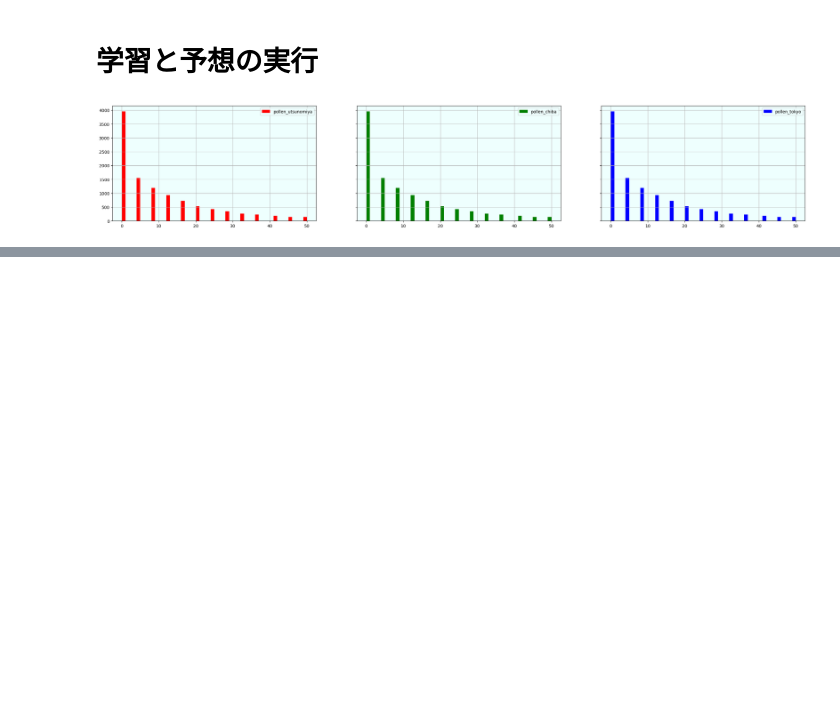
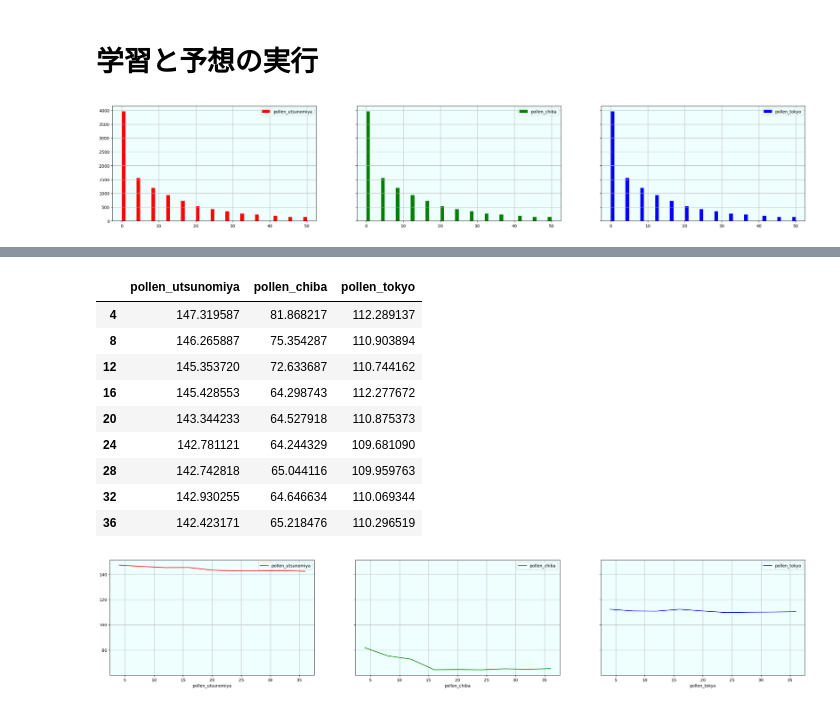
Before and after one commit to ahorikawa/Probspace_pollen, a Jupyter notebook: 02.Base.ipynb, the cells around one changed output, grey strips where cells are left out. Drawn from its saved outputs; the diff is of its cells as text; code cells hidden in the pictures; blank space fills up the shorter version.

```diff
--- a/02.Base.ipynb
+++ b/02.Base.ipynb
@@ -18,6 +18,6 @@ pd.set_option('display.max_columns', 200)
 plt.rcParams['axes.facecolor'] = 'EEFFFE'
 # %%
 # Data
-train = pd.read_csv(r"input/train.csv")
-test = pd.read_csv(r"input/test.csv")
+train = pd.read_csv(r"input/train_v2.csv")
+test = pd.read_csv(r"input/test_v2.csv")
 sub = pd.read_csv(r"input/sample_submission.csv")
@@ -109,7 +110,7 @@ def additional_encoding(train, test, cat_col:list, num_col:list):
             agg_df = trdf.groupby(ccol)[ncol].agg(agg_cols)
             agg_df['abs_mean'] = np.abs(agg_df['mean'])
             agg_df['min_max'] = agg_df['min']*agg_df['max']
-            agg_df.columns = [f'{ccol}_{c}' for c in agg_df.columns]
+            agg_df.columns = [f'{ccol}_{ncol}_{c}' for c in agg_df.columns]
             trdf = trdf.merge(agg_df, on=ccol, how='left')
             tedf = tedf.merge(agg_df, on=ccol, how='left')
 
@@ -340,0 +349,74 @@ train_df["year_mean_x"]
+# %%
+# run
+target_columns = ['pollen_utsunomiya', 'pollen_chiba', 'pollen_tokyo']
+
+q_range = np.arange(4, 40, 4).round()
+scores = {'pollen_utsunomiya':[], 'pollen_chiba':[], 'pollen_tokyo':[]}
+for q in tqdm(q_range):
+    score = []
+    for tcol in target_columns:
+        set_seed(seed)
+        train_tmp = train_df.copy()
+
+        feature_columns = [c for c in train_tmp.columns if c not in target_columns if c not in ['datetime', 'time', 'year', 'month', 'weekday']]
+
+        test_preds = []
+        losses = []
+        for i, year in enumerate([2017, 2018, 2019]):
+            tr_df = train_tmp[train_tmp['datetime']<year*1e6+40101]
+            va_df = train_tmp[(train_tmp['year']==year)&(train_tmp['month']==4)&(train_tmp['day']<15)]
+            te_df = train_tmp[(train_tmp['year']==2020)]
+
+            # 補正
+            qth = q
+            tr_df = tr_df[tr_df[tcol] <= qth].reset_index(drop=True)
+            va_df = va_df[va_df[tcol] <= qth].reset_index(drop=True)
+
+            # train / validation / test
+            tr_x = tr_df[feature_columns]
+            tr_y = tr_df[tcol]
+            va_x = va_df[feature_columns]
+            va_y = va_df[tcol]
+            test_x = te_df[feature_columns]
+            test_y = te_df[tcol]
+
+            # training
+            model = ModelLgb(plot=plot_mode)
+            model.fit(tr_x, tr_y, va_x, va_y)
+            # predict
+            test_pred = model.predict(test_x)
+            test_pred = np.where(test_pred < 0, 0, test_pred) # post-processing
+            test_preds.append(test_pred)
+            # loss
+            test_loss = mae(test_y, test_pred)
+            losses.append(test_loss)
+        # mean loss
+        mean_loss = np.mean(losses)
+        scores[tcol].append(mean_loss)
+
+# plot
+df_qth = pd.DataFrame(scores).set_index(q_range)
+display(df_qth.style.highlight_min())
+plot_col = ['pollen_utsunomiya', 'pollen_chiba', 'pollen_tokyo']
+color = ['red','green','blue']
+ncols = len(plot_col)
+plt.subplots(1, ncols, sharey=True, sharex=True, figsize=(30, 5))
+for i, col in enumerate(plot_col):
+    plt.subplot(1, ncols, i+1)
+    plt.plot(df_qth.index, df_qth[col], alpha=1, color=color[i], label=col)
+    plt.xlabel(col)
+    plt.legend()
+    plt.grid()
+plt.show()
+# %% [output]
+|  | pollen_utsunomiya | pollen_chiba | pollen_tokyo |
+| 4 | 147.319587 | 81.868217 | 112.289137 |
+| 8 | 146.265887 | 75.354287 | 110.903894 |
+| 12 | 145.353720 | 72.633687 | 110.744162 |
+| 16 | 145.428553 | 64.298743 | 112.277672 |
+| 20 | 143.344233 | 64.527918 | 110.875373 |
+| 24 | 142.781121 | 64.244329 | 109.681090 |
+| 28 | 142.742818 | 65.044116 | 109.959763 |
+| 32 | 142.930255 | 64.646634 | 110.069344 |
+| 36 | 142.423171 | 65.218476 | 110.296519 |
+[figure, added]
```
Also changed, not shown: parts of 11 cells of this notebook, 19 other files.
